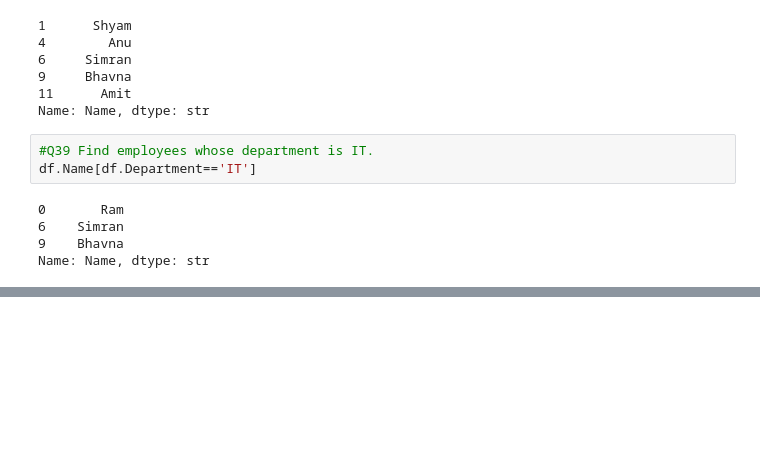
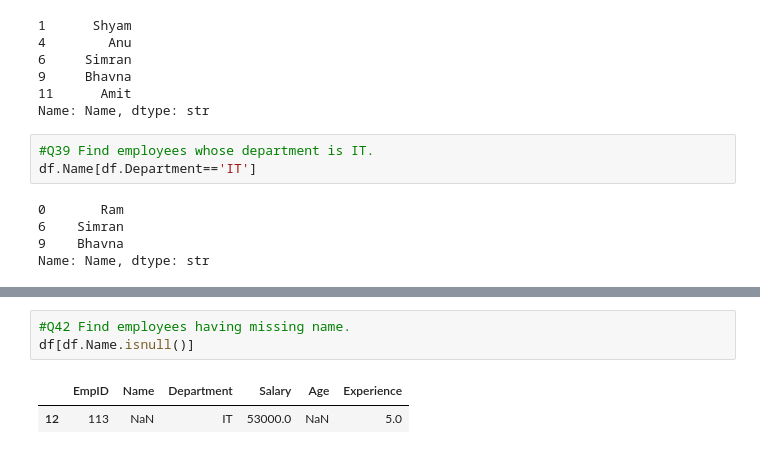
Before and after one commit to Aakashtyagi9889/Python-Assignment-Croma-, a Jupyter notebook: Jupyter Notebook LocalComputer/Assignment1.ipynb, the cells around one changed output, grey strips where cells are left out. Cells and saved outputs as stored; diff of their text form; blank space fills up the shorter version.

```diff
--- a/Jupyter Notebook LocalComputer/Assignment1.ipynb
+++ b/Jupyter Notebook LocalComputer/Assignment1.ipynb
@@ -381,0 +384,6 @@ Name: Name, dtype: str
+# %%
+#Q42 Find employees having missing name.
+df[df.Name.isnull()]
+# %% [output]
+|  | EmpID | Name | Department | Salary | Age | Experience |
+| 12 | 113 | NaN | IT | 53000.0 | NaN | 5.0 |
```
Also changed, not shown: parts of 10 cells of this notebook.
